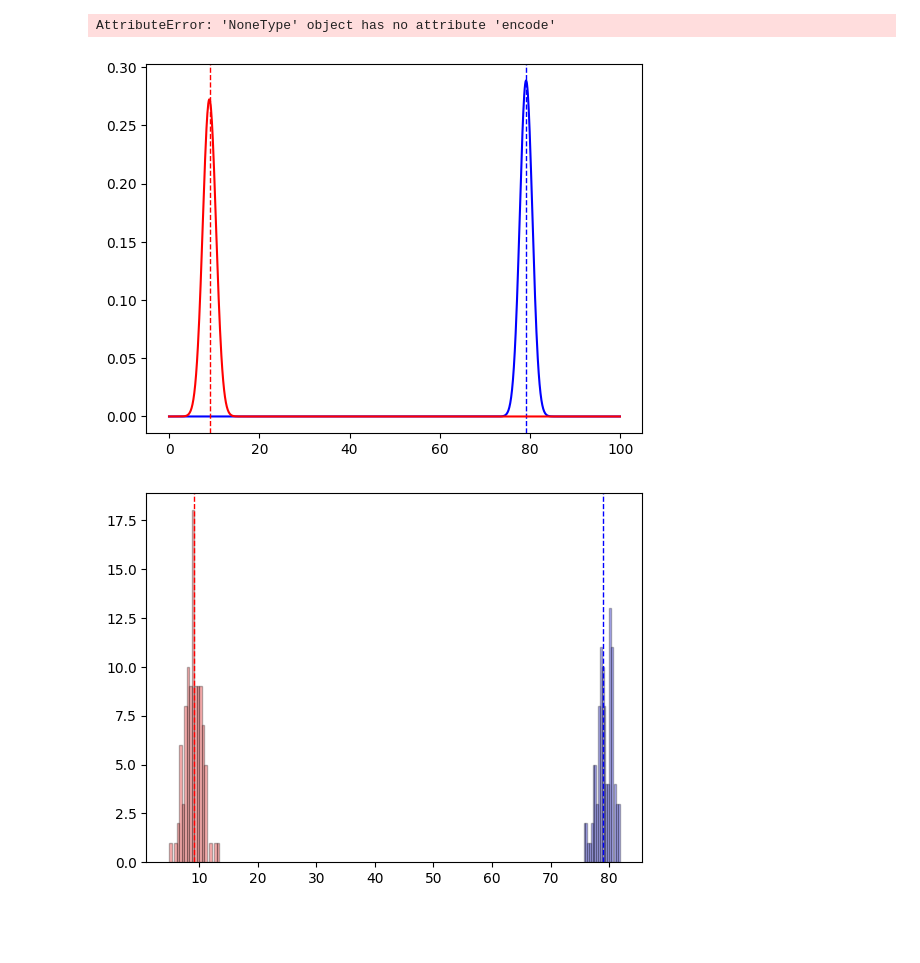
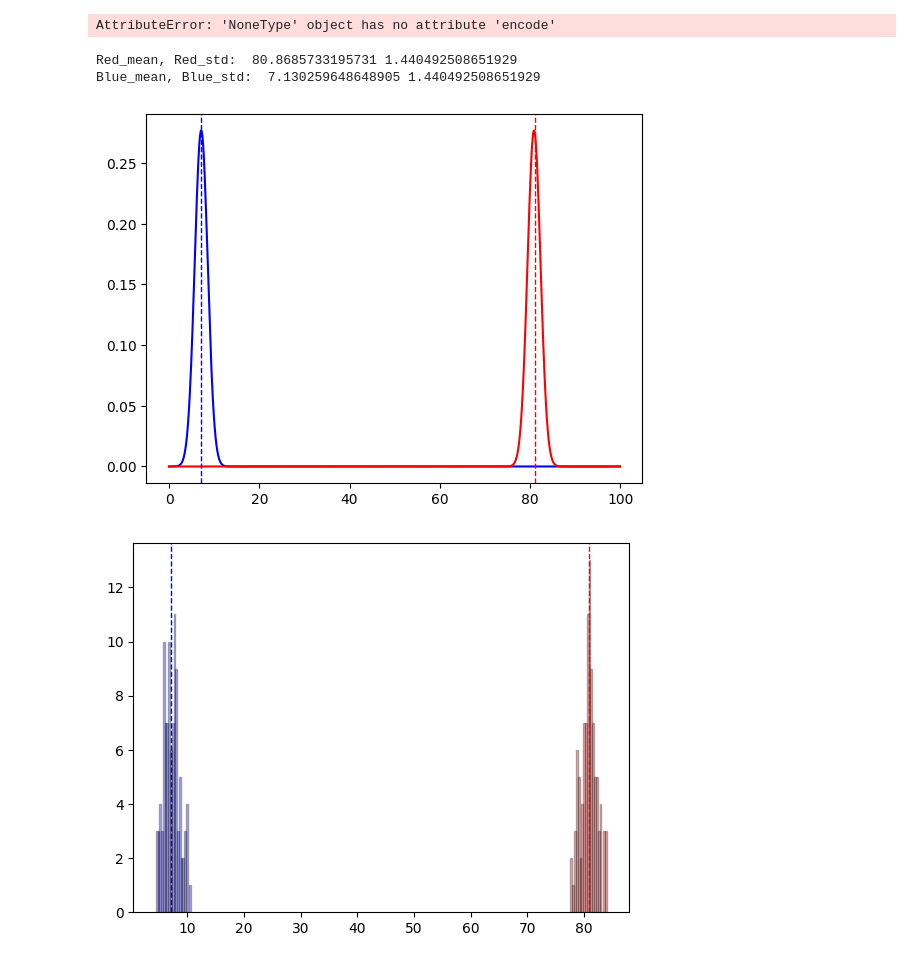
Before and after one commit to Extr1n/CSDS133-final-Gerrymandering, a Jupyter notebook: import_data.ipynb, the cells around one changed output. Saved outputs shown, nothing was run; the diff lists cells and outputs as text; code cells hidden in the pictures; blank space fills up the shorter version.

```diff
--- a/import_data.ipynb
+++ b/import_data.ipynb
@@ -81,45 +81,50 @@ data = con.execute("select create_layers('{{880, 5}, {88, 5}}', 25);")
 con.commit()
 con.close()
 # %%
-
-
 x_axis = np.arange(0, 100, 0.1)
 bins = 20
 
-blue_mean = data["Blue"].mean()
-blue_std = data["Blue"].std()
+columns = data.columns
+
+blue_mean = data[columns[1]].mean()
+blue_std = data[columns[2]].std()
 actual_blue= 7    # placeholder
 
 red_mean = data["Red"].mean()
 red_std = data["Red"].std()
 actual_red= 81    # placeholder
+
+print("Red_mean, Red_std: ", red_mean, red_std)
+print("Blue_mean, Blue_std: ", blue_mean, blue_std)
 
 #normal distributions
 plt.plot(x_axis, norm.pdf(x_axis, loc=blue_mean, scale=blue_std), color='b')
 plt.axvline(x=actual_blue, color='b', linestyle='dashed', linewidth=1)
 plt.plot(x_axis, norm.pdf(x_axis, loc=red_mean, scale=red_std), color='r')
 plt.axvline(x=actual_red, color='r', linestyle='dashed', linewidth=1)
 plt.figure()
 
 
 #histogram plot
 plt.axvline(x=actual_blue, color='b', linestyle='dashed', linewidth=1)
 plt.axvline(x=actual_red, color='r', linestyle='dashed', linewidth=1)
 plt.hist(data["Blue"], bins=bins, color='b', alpha=0.3, edgecolor='black')
 plt.hist(data["Red"], bins=bins, color='r', alpha=0.3, edgecolor='black')
 plt.figure()
 
 #combined plot
 plt.hist(data["Blue"], bins=bins, color='b', density=True, alpha=0.3, edgecolor='black')
 plt.hist(data["Red"], bins=bins, color='r', density=True, alpha=0.3, edgecolor='black')
 plt.plot(x_axis, norm.pdf(x_axis, loc=data["Blue"].mean(), scale=data["Blue"].std()), color='b', linewidth=1)
 plt.axvline(x=actual_blue, color='b', linestyle='dashed', linewidth=1)
 plt.plot(x_axis, norm.pdf(x_axis, loc=data["Red"].mean(), scale=data["Red"].std()), color='r', linewidth=1)
 plt.axvline(x=actual_red, color='r', linestyle='dashed', linewidth=1)
 plt.title("State County Distributions")
 plt.xlabel("Number of Counties")
 plt.ylabel("Probability")
 plt.show()
 # %% [output]
+Red_mean, Red_std:  80.8685733195731 1.440492508651929
+Blue_mean, Blue_std:  7.130259648648905 1.440492508651929
-[figure, old version]
+[figure, new version]
-[figure, old version]
+[figure, new version]
```
Also changed, not shown: parts of 2 cells of this notebook.
